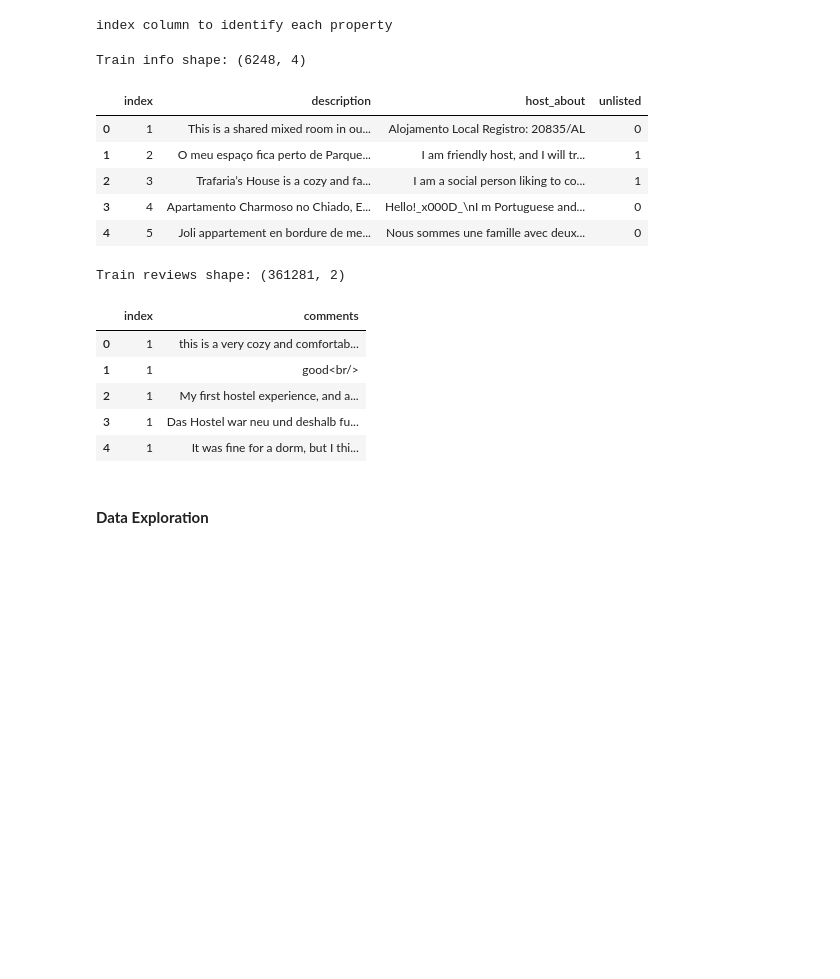
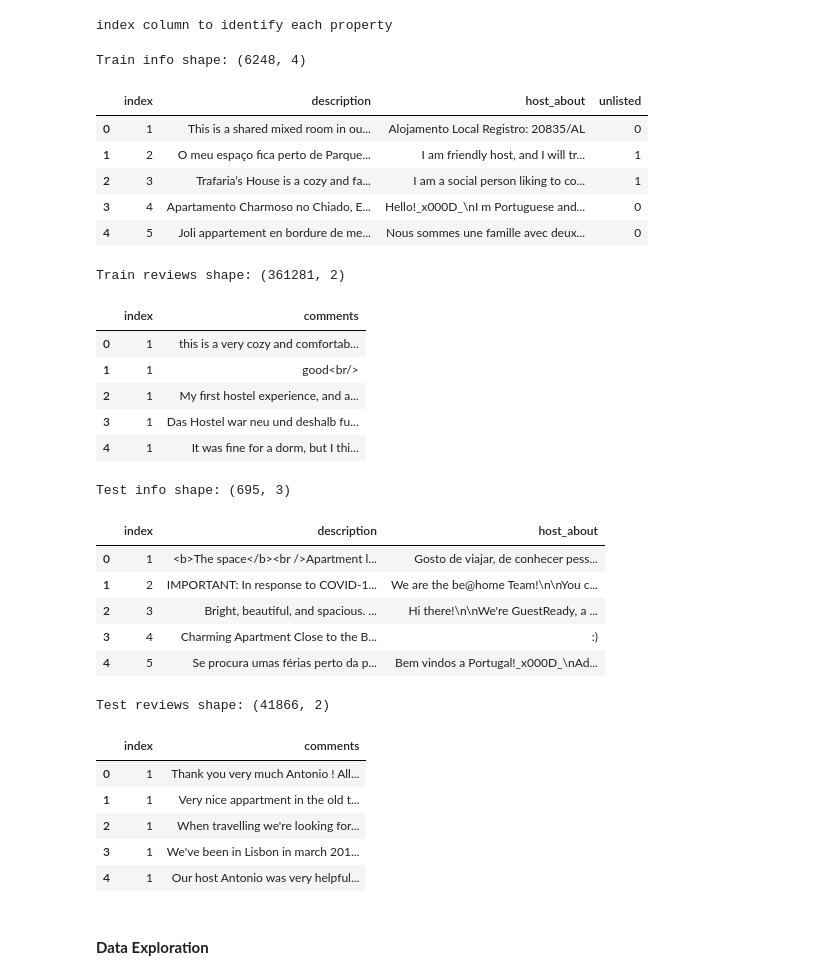
Before and after one commit to fmportela/text-mining-group-project-23-24, a Jupyter notebook: group-3-main.ipynb, the cells around one changed output. Cells and saved outputs as stored; diff of their text form; code cells hidden in the pictures; blank space fills up the shorter version.

```diff
--- a/group-3-main.ipynb
+++ b/group-3-main.ipynb
@@ -102,26 +105,53 @@ index column to identify each property
 # %%
 train_info_raw = pd.read_excel(TRAIN_INFO_PATH)
 train_reviews_raw = pd.read_excel(TRAIN_REVIEWS_PATH)
 
 print(f'Train info shape: {train_info_raw.shape}')
 display(train_info_raw.head())
 print()
 print(f'Train reviews shape: {train_reviews_raw.shape}')
 display(train_reviews_raw.head())
 
-# time to load: ~25s
+# we might also want to check the test data to ensure compatibility
+test_info_raw = pd.read_excel(TEST_INFO_PATH)
+test_reviews_raw = pd.read_excel(TEST_REVIEWS_PATH)
+
+print(f'Test info shape: {test_info_raw.shape}')
+display(test_info_raw.head())
+print()
+print(f'Test reviews shape: {test_reviews_raw.shape}')
+display(test_reviews_raw.head())
+
+assert test_info_raw.columns.tolist() == train_info_raw.columns.tolist()[:-1], 'Test and train info columns do not match'
+assert test_reviews_raw.columns.tolist() == train_reviews_raw.columns.tolist(), 'Test and train reviews columns do not match'
+
+# time to load: ~30s
 # %% [output]
 Train info shape: (6248, 4)
 |  | index | description | host_about | unlisted |
 | 0 | 1 | This is a shared mixed room in ou... | Alojamento Local Registro: 20835/AL | 0 |
 | 1 | 2 | O meu espaço fica perto de Parque... | I am friendly host, and I will tr... | 1 |
 | 2 | 3 | Trafaria’s House is a cozy and fa... | I am a social person liking to co... | 1 |
 | 3 | 4 | Apartamento Charmoso no Chiado, E... | Hello!_x000D_\nI m Portuguese and... | 0 |
 | 4 | 5 | Joli appartement en bordure de me... | Nous sommes une famille avec deux... | 0 |
 Train reviews shape: (361281, 2)
 |  | index | comments |
 | 0 | 1 | this is a very cozy and comfortab... |
 | 1 | 1 | good<br/> |
 | 2 | 1 | My first hostel experience, and a... |
 | 3 | 1 | Das Hostel war neu und deshalb fu... |
 | 4 | 1 | It was fine for a dorm, but I thi... |
+Test info shape: (695, 3)
+|  | index | description | host_about |
+| 0 | 1 | <b>The space</b><br />Apartment l... | Gosto de viajar, de conhecer pess... |
+| 1 | 2 | IMPORTANT: In response to COVID-1... | We are the be@home Team!\n\nYou c... |
+| 2 | 3 | Bright, beautiful, and spacious. ... | Hi there!\n\nWe're GuestReady, a ... |
+| 3 | 4 | Charming Apartment Close to the B... | :) |
+| 4 | 5 | Se procura umas férias perto da p... | Bem vindos a Portugal!_x000D_\nAd... |
+Test reviews shape: (41866, 2)
+|  | index | comments |
+| 0 | 1 | Thank you very much Antonio ! All... |
+| 1 | 1 | Very nice appartment in the old t... |
+| 2 | 1 | When travelling we're looking for... |
+| 3 | 1 | We've been in Lisbon in march 201... |
+| 4 | 1 | Our host Antonio was very helpful... |
```
Also changed, not shown: parts of 22 cells of this notebook.
